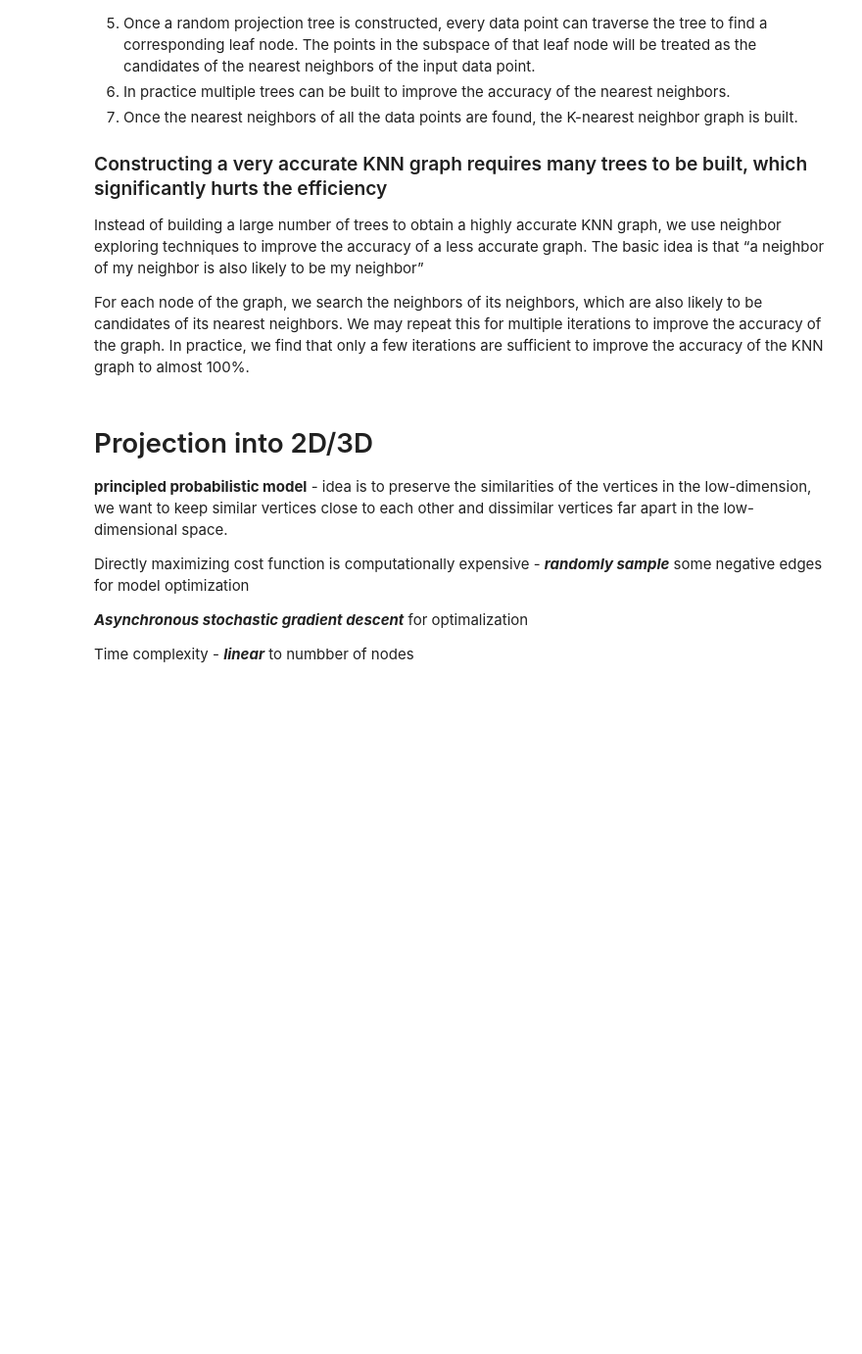
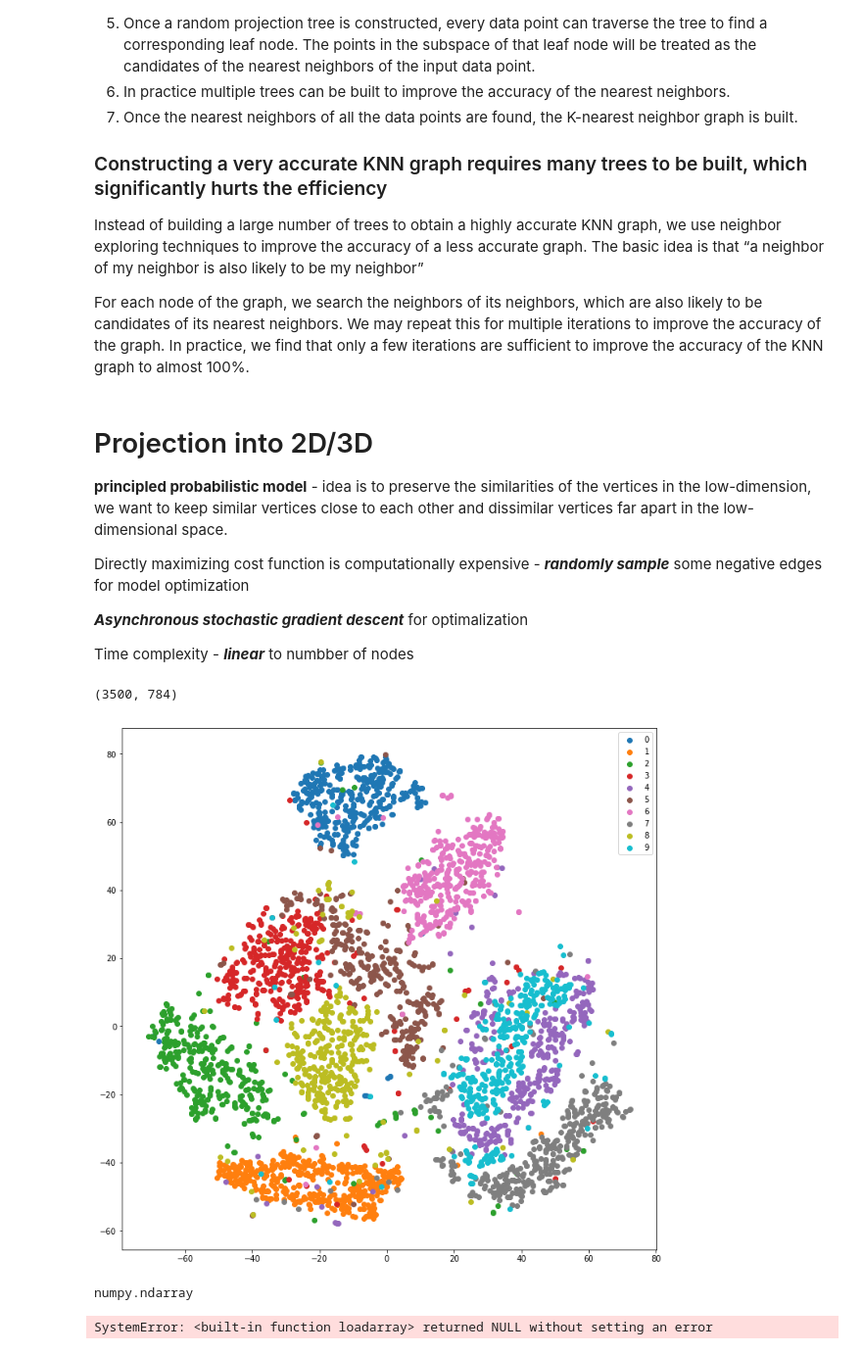
Before and after one commit to Malenczuk/visualisation-largeVis, a Jupyter notebook: Presentation.ipynb, the cells around one changed output. Shown: that part at 98% size. Cells and saved outputs as stored; diff of their text form; code cells hidden in the pictures; blank space fills up the shorter version.

Commit message:
add tsne visualization

```diff
--- a/Presentation.ipynb
+++ b/Presentation.ipynb
@@ -39,0 +54,55 @@ Time complexity - ***linear*** to numbber of nodes
+# %%
+from sklearn.datasets import fetch_mldata
+mnist = fetch_mldata('MNIST original')
+X = np.asarray([mnist.data[x] for x in range(0, 70000, 20)])
+Y = np.asarray([mnist.target[x] for x in range(0, 70000, 20)])
+print(X.shape)
+# %% [output]
+(3500, 784)
+# %%
+bhsne = TSNE(method='barnes_hut')
+# %%
+def show_chart(points, classes, labels, figsize=(12, 12)):
+    target_ids = range(len(labels))
+
+    plt.figure(figsize=figsize)
+    for i, label in zip(target_ids, labels):
+        plt.scatter(points[classes==i, 0], points[classes==i, 1], label=label)
+
+    plt.legend()
+    plt.show()
+# %%
+x_tsne = bhsne.fit_transform(X)
+# %%
+show_chart(x_tsne, Y, [str(x) for x in range(0, 10)])
+# %% [output]
+[figure, added]
+# %%
+type(X)
+# %% [output]
+numpy.ndarray
+# %%
+# now run Large Vis!
+import LargeVis
+
+# LargeVis doesn't take named arguments, so we have to pass all these explicitly, using -1 to indicate defaults
+# (this is handled more smoothly by argparse when calling from command line)
+
+outdim = 2
+threads = 24
+samples = -1
+prop = -1
+alpha = -1
+trees = -1
+neg = -1
+neigh = -1
+gamma = -1
+perp = -1
+
+# LargeVis.loadfile("lv_format.txt")
+LargeVis.loadarray(X)
+Y = LargeVis.run(outdim, threads, samples, prop, alpha, trees, neg, neigh, gamma, perp)
+
+# LargeVis.save("lv_output.txt")
+# %% [output]
+SystemError: <built-in function loadarray> returned NULL without setting an error
```
Also changed, not shown: parts of 2 cells of this notebook, 1 other file.
